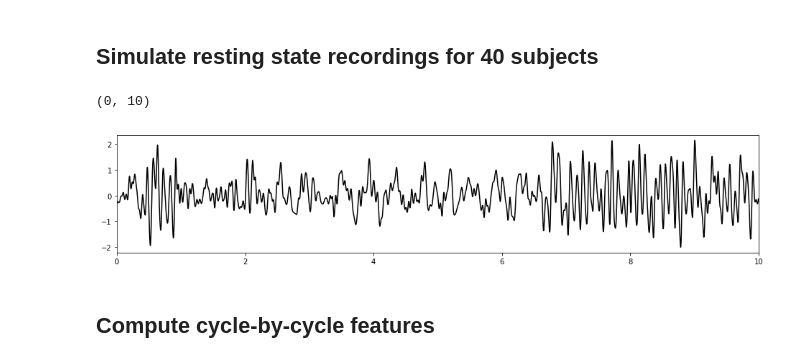
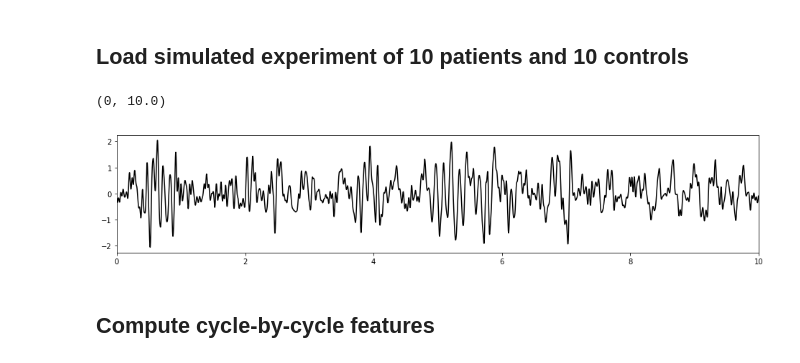
Before and after one commit to bycycle-tools/bycycle, a Jupyter notebook: tutorials/2_Resting state cycle-by-cycle analysis.ipynb, the cells around one changed output. Cells and saved outputs as stored; diff of their text form; code cells hidden in the pictures.

```diff
--- a/tutorials/2_Resting state cycle-by-cycle analysis.ipynb
+++ b/tutorials/2_Resting state cycle-by-cycle analysis.ipynb
@@ -6,5 +6,3 @@ In this example, we have 40 subjects (20 treatment, 20 control), and we for some
-# %% [markdown]
-## Simulate resting state recordings for 40 subjects
 # %%
 import numpy as np
 import scipy as sp
@@ -15,35 +13,28 @@ import pandas as pd
 import seaborn as sns
 %matplotlib inline
 pd.options.display.max_columns=50
-# %%
-from bycycle.sim import sim_noisy_bursty_oscillator
-np.random.seed(0)
-cf = 10 # Oscillation center frequency
-T = 10 # Recording duration (seconds)
-Fs = 1000 # Sampling rate
-
-Ns = {'treatment': 20, 'control': 20} # Number of subjects in each group
-rdsyms = {'treatment': .4, 'control': .5} # Oscillation average rise-decay symmetry for each group
-signals = {'treatment': [], 'control': []}
-for k in Ns.keys():
-    for i in range(Ns[k]):
-        signal = sim_noisy_bursty_oscillator(T, Fs, cf, prob_enter_burst=.05,
-                                             prob_leave_burst=.1, SNR=2,
-                                             cycle_features={'rdsym_mean':rdsyms[k]})
-        signal = lowpass_filter(signal, Fs, 25, N_seconds=.2, remove_edge_artifacts=False)
-        signals[k].append(signal)
+# %% [markdown]
+## Load simulated experiment of 10 patients and 10 controls
+# %%
+# Load experimental data
+signals = np.load('data/sim_experiment.npy')
+Fs = 1000  # Sampling rate
+
+# Apply lowpass filter to each signal
+for i in range(len(signals)):
+    signals[i] = lowpass_filter(signals[i], Fs, 30, N_seconds=.2, remove_edge_artifacts=False)
 # %%
 # Plot an example signal
+N = len(signals)
+T = len(signals[0])/Fs
 t = np.arange(0, T, 1/Fs)
-tlims = (0,10)
-tidx = np.logical_and(t>=tlims[0], t<tlims[1])
 
 plt.figure(figsize=(16,3))
-plt.plot(t[tidx], signals['treatment'][0][tidx], 'k')
-plt.xlim(tlims)
+plt.plot(t, signals[0], 'k')
+plt.xlim((0, T))
 # %% [output]
-(0, 10)
+(0, 10.0)
-[figure, old version]
+[figure, new version]
 # %% [markdown]
 ## Compute cycle-by-cycle features
 # %%
```
Also changed, not shown: parts of 7 cells of this notebook, 18 other files.
